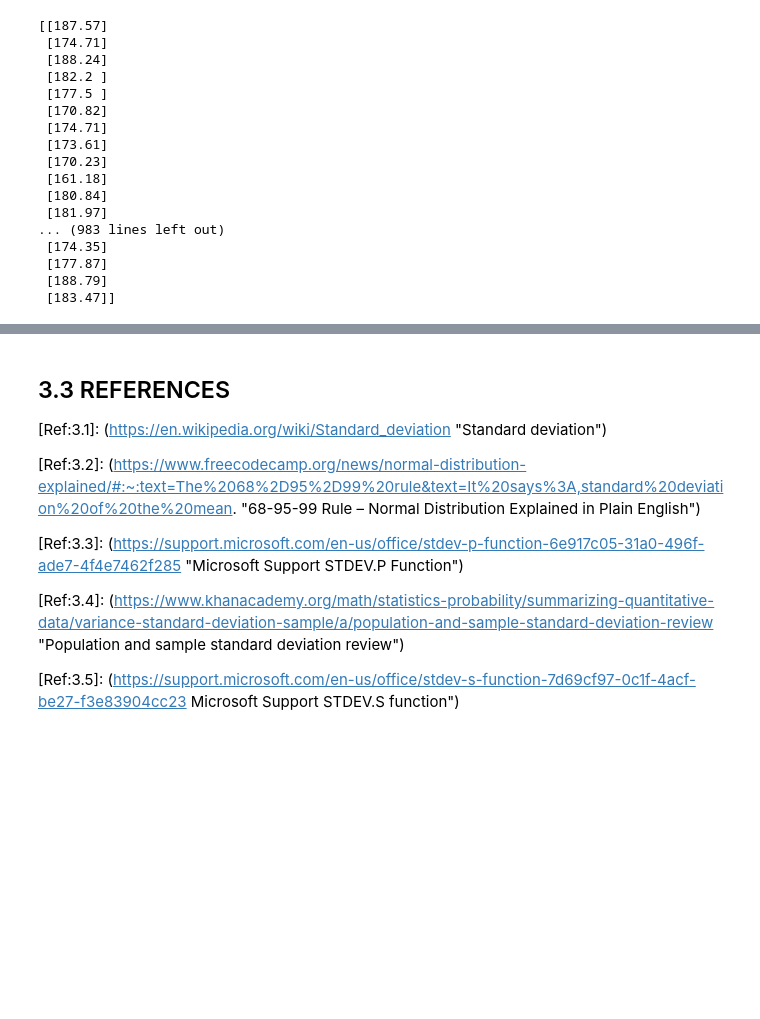
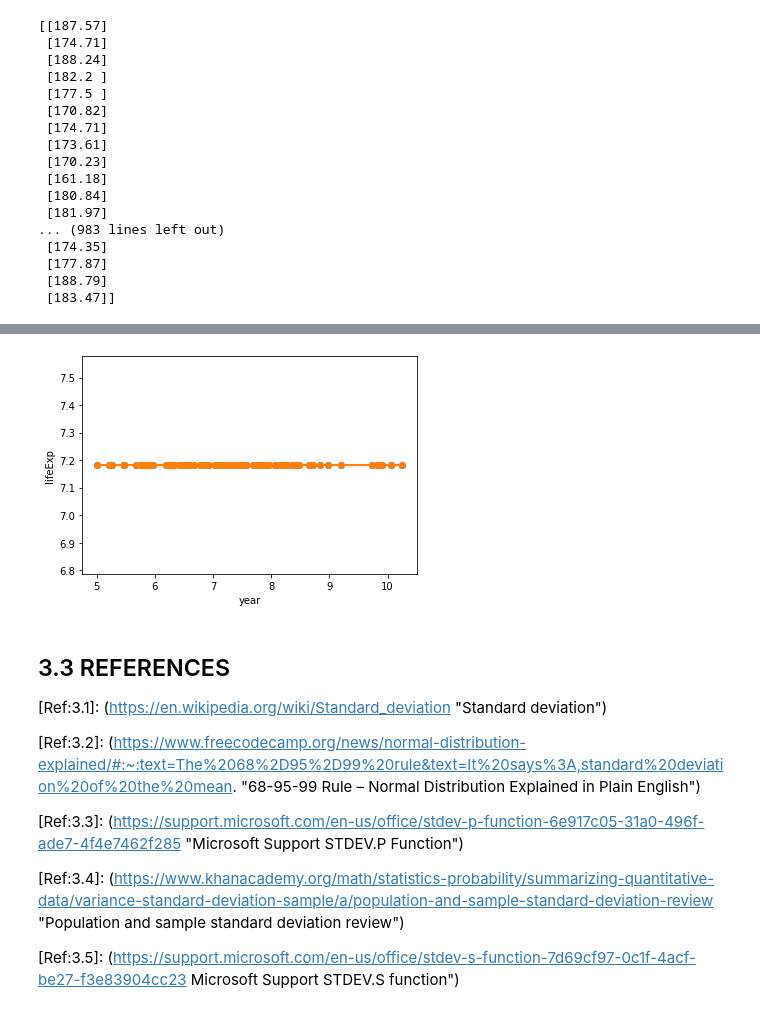
Before and after one commit to moranneil/MACHINE_LEARNING_AND_STATISTICS_TASKS, a Jupyter notebook: Machine Learning and Statistics Tasks 2020.ipynb, the cells around one changed output, grey strips where cells are left out. Cells and saved outputs as stored; diff of their text form; code cells hidden in the pictures; blank space fills up the shorter version.

```diff
--- a/Machine Learning and Statistics Tasks 2020.ipynb
+++ b/Machine Learning and Statistics Tasks 2020.ipynb
@@ -769,3 +778,12 @@ plt.show()
+# %%
+fig,ax=plt.subplots()
+ax.plot(stdevs_list, stdevp_list, marker="o")
+ax.set_xlabel("year")
+ax.set_ylabel("lifeExp")
+ax.plot(stdevs_list, stdevp_list,  marker="o")
+plt.show()
+# %% [output]
+[figure, added]
 # %% [markdown]
 ## 3.3 REFERENCES
 
```
Also changed, not shown: parts of 3 cells of this notebook.
